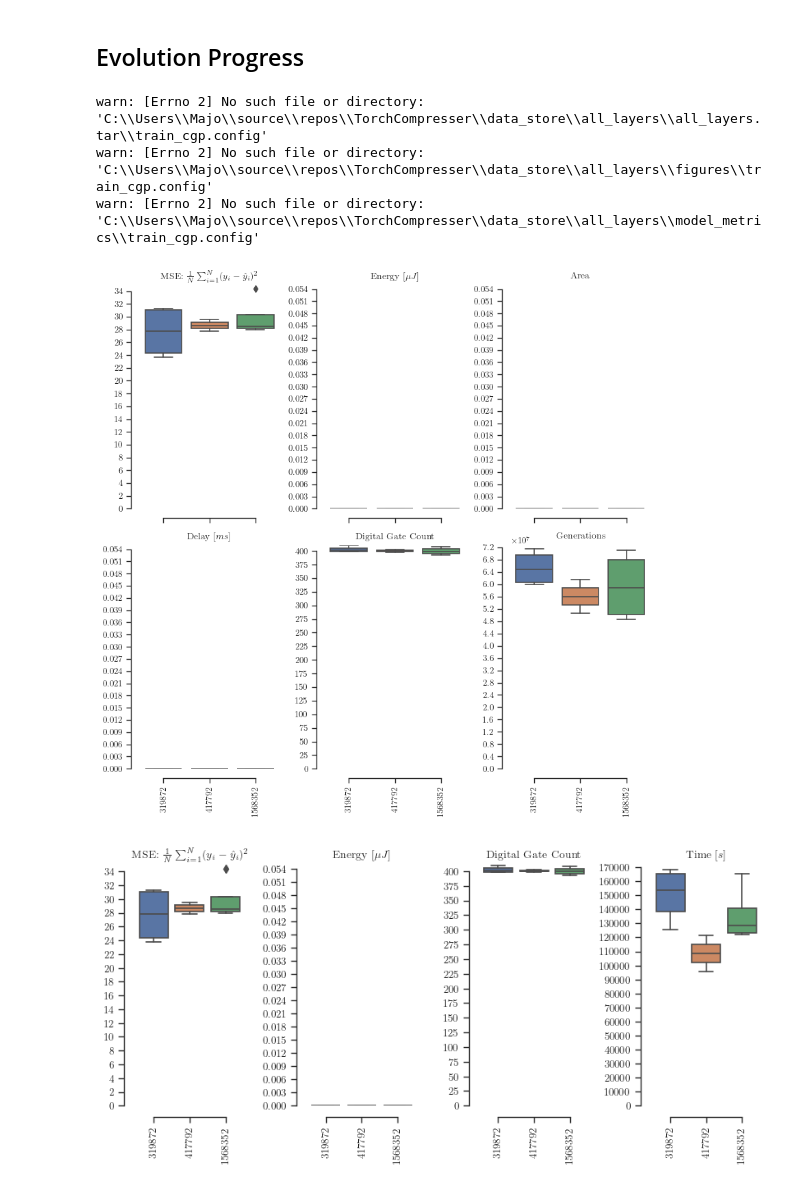
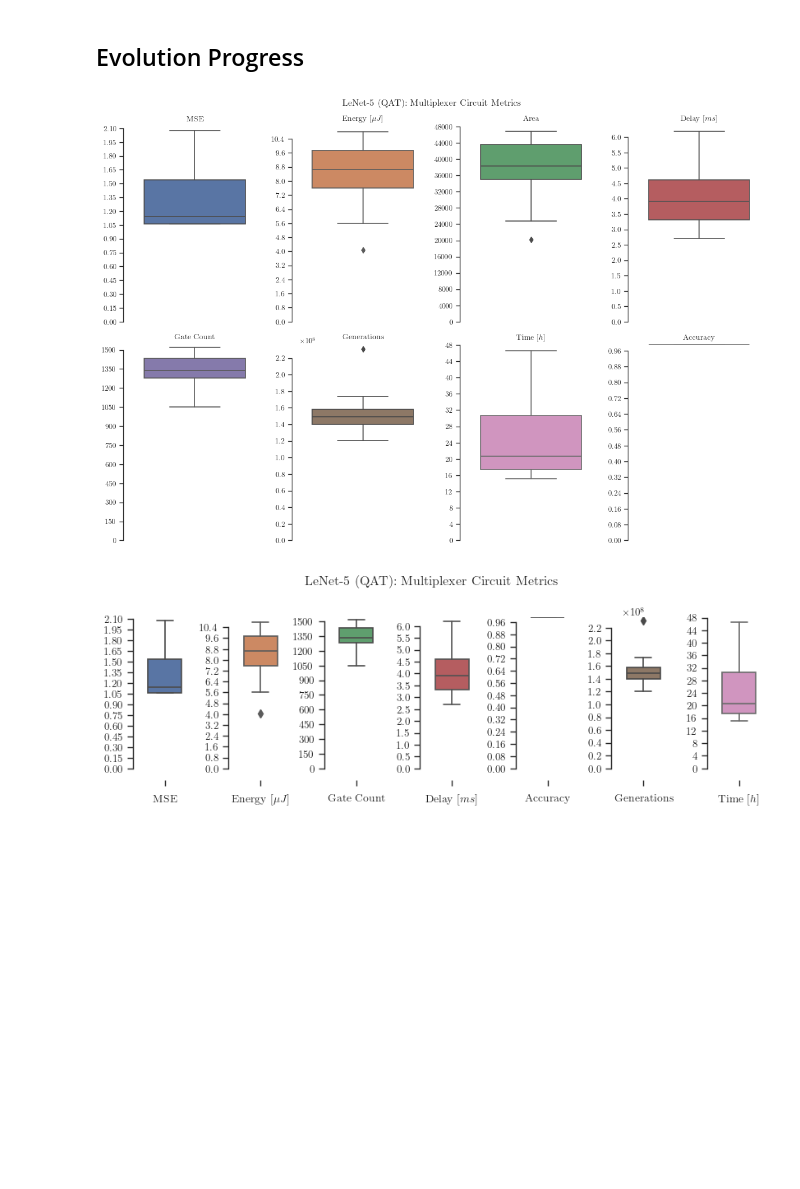
Before and after one commit to mlorinc/cnn-cgp-compressor, a Jupyter notebook: cmd/compress/all_layers.ipynb, the cells around one changed output. Cells and saved outputs as stored; diff of their text form; code cells hidden in the pictures; blank space fills up the shorter version.

Commit message:
Notebook state before release
Signed-off-by: mlorinc <xlorin01@vut.cz>

```diff
--- a/cmd/compress/all_layers.ipynb
+++ b/cmd/compress/all_layers.ipynb
@@ -3,6 +3,5 @@
 # %%
 
-import tarfile
 import pandas as pd
 import seaborn as sns
 import matplotlib.pyplot as plt
@@ -10,12 +9,11 @@ import numpy as np
 import os
 from pathlib import Path
 from commands.datastore import Datastore
-from experiments.single_channel.experiment import SingleChannelExperiment
-from functools import reduce
+from experiments.layer_bypass.experiment import LayerBypassExperiment
+import circuit.extract as circuit_extractor
 from parse import parse
-import numpy as np
+from notebook_utils import get_model_metrics, is_pareto_efficient_simple
 
-sns.set_theme(context="paper", style="whitegrid", rc={"text.usetex" : False})
 sns.set_theme(context="paper", font="qhv", style="ticks", rc={
     "text.usetex" : True,
 })
@@ -25,7 +23,7 @@ figures = data_store / "figures"
 figures.mkdir(exist_ok=True, parents=True)
 
 def get_parent_experiement():
-    return SingleChannelExperiment.with_data_only(data_store)
+    return LayerBypassExperiment.with_data_only(data_store)
 
 fitness_columns = ["Error", "Energy", "Area", "Delay", "Gate Count"]
 quantized_columns = ["Error", "Quantized Energy", "Quantized Delay"]
@@ -120,0 +176,3 @@ df.describe()
+# %%
+df = df if df is not None else load_dfs(best_solution=True, model_acc=True, unique=True)
+df.describe()
@@ -121,54 +189,60 @@ df.describe()
 # %% [markdown]
 ## Evolution Progress
 # %%
+sns.set_theme(context="paper", font="qhv", style="ticks", rc={
+    "text.usetex" : True,
+})
+
 titles = {
-    "Error": r"MSE: $\frac{1}{N} \sum_{i=1}^{N} (y_i - \hat{y}_i)^2$",
+    "Error": r"MSE",
     "Energy": "Energy [$\mu J$]",
     "Area": "Area",
     "Delay": "Delay [$ms$]",
-    "Gate Count": "Digital Gate Count",
+    "Gate Count": "Gate Count",
     "Generation": "Generations",
-    "Timestamp": "Time $[s]$"
+    "Timestamp": "Time $[h]$",
+    "Top-1": "Accuracy",
 }
 
-def plot(solutions_df, col, ax, i, sharex_index=True):
-    tick_count = 20
-    g = sns.boxplot(data=solutions_df, x="MSE Threshold", y=col, ax=ax)
+def plot(solutions_df, col, ax, i, sharex_index=True, landscape=False):
+    tick_count = min((solutions_df["Gate Count"].max() + 1) // (2 if (col != "Gate Count") else 1), 15)
+    if col == "Timestamp":
+        solutions_df = solutions_df.groupby(by=["MSE Threshold", "Run"])["Timestamp"].max().reset_index()
+        solutions_df["Timestamp"] = solutions_df["Timestamp"] / 3600
+    g = sns.boxplot(data=solutions_df, y=col, ax=ax, color=sns.color_palette()[i])
     g.yaxis.set_major_locator(plt.MaxNLocator(tick_count, min_n_ticks=10, integer=(col=="Gate Count")))
     g.set_ylim(0)
-    g.set_title(titles[col])
+    if landscape:
+        g.set_title(titles[col])
+        g.xaxis.set_visible(False)
+    else:
+        g.set(xlabel=titles[col])
     g.set_ylabel(None)
-    g.set_xlabel(None)
-    g.tick_params(axis="x", rotation=90)
-    if i < sharex_index:
-        g.axes.get_xaxis().set_ticklabels([])
-        g.set_xlabel(None)
     return g
 
-def plot_columns(df, columns, r, c, sharex=True):
-    fig, axes = plt.subplots(r, c, figsize=(8.27, 8.27 / 2 * r))
+def plot_columns(df, columns, r, c, sharex=True, landscape=False):
+    fig, axes = plt.subplots(r, c, figsize=(8.27 if not landscape else 11.69, 3.0 * r if not landscape else 8))
     for col, ax, i in zip(columns, axes.flat, range(r*c)):
-        plot(df, col, ax, i, c if sharex else 0)
+        plot(df, col, ax, i, c if sharex else 0, landscape=landscape)
     return fig
 
-for x in ["best", "all"]:
-    solutions_df = df if x == "best" else load_dfs(best_solution=False)
-    fig_all = plot_columns(solutions_df, fitness_columns + ["Generation"], 2, 3)
+for x in ["best"]:
+    solutions_df = df if df is not None else load_dfs(best_solution= x == "best", model_acc=True, unique=True)
+    fig_all = plot_columns(solutions_df, fitness_columns + ["Generation", "Timestamp", "Top-1"], 2, 4, landscape=True)
+    fig_all.suptitle("LeNet-5 (QAT): Multiplexer Circuit Metrics")
     sns.despine(offset=10, bottom=False, left=False, trim=True, fig=fig_all)
     fig_all.tight_layout()
     fig_all.savefig(figures / f"boxplot.{x}.png")
     fig_all.savefig(figures / f"boxplot.{x}.pdf")
     fig_all.savefig(figures / f"boxplot.{x}.svg")
 
-    fig_brief = plot_columns(solutions_df, ["Error", "Energy", "Gate Count", "Timestamp"], 1, 4, sharex=False)
+    fig_brief = plot_columns(solutions_df, ["Error", "Energy", "Gate Count", "Delay", "Top-1", "Generation", "Timestamp"], 1, 7, sharex=False)
     sns.despine(offset=10, bottom=False, left=False, trim=True, fig=fig_brief)
+    fig_brief.suptitle("LeNet-5 (QAT): Multiplexer Circuit Metrics")
     fig_brief.tight_layout()
     fig_brief.savefig(figures / f"boxplot_{x}_brief.png")
     fig_brief.savefig(figures / f"boxplot_{x}_brief.pdf")
     fig_brief.savefig(figures / f"boxplot_{x}_brief.svg")
 # %% [output]
-warn: [Errno 2] No such file or directory: 'C:\\Users\\Majo\\source\\repos\\TorchCompresser\\data_store\\all_layers\\all_layers.tar\\train_cgp.config'
-warn: [Errno 2] No such file or directory: 'C:\\Users\\Majo\\source\\repos\\TorchCompresser\\data_store\\all_layers\\figures\\train_cgp.config'
-warn: [Errno 2] No such file or directory: 'C:\\Users\\Majo\\source\\repos\\TorchCompresser\\data_store\\all_layers\\model_metrics\\train_cgp.config'
-[figure, old version]
+[figure, new version]
-[figure, old version]
+[figure, new version]
```
Also changed, not shown: parts of 12 cells of this notebook, 11 other files.
